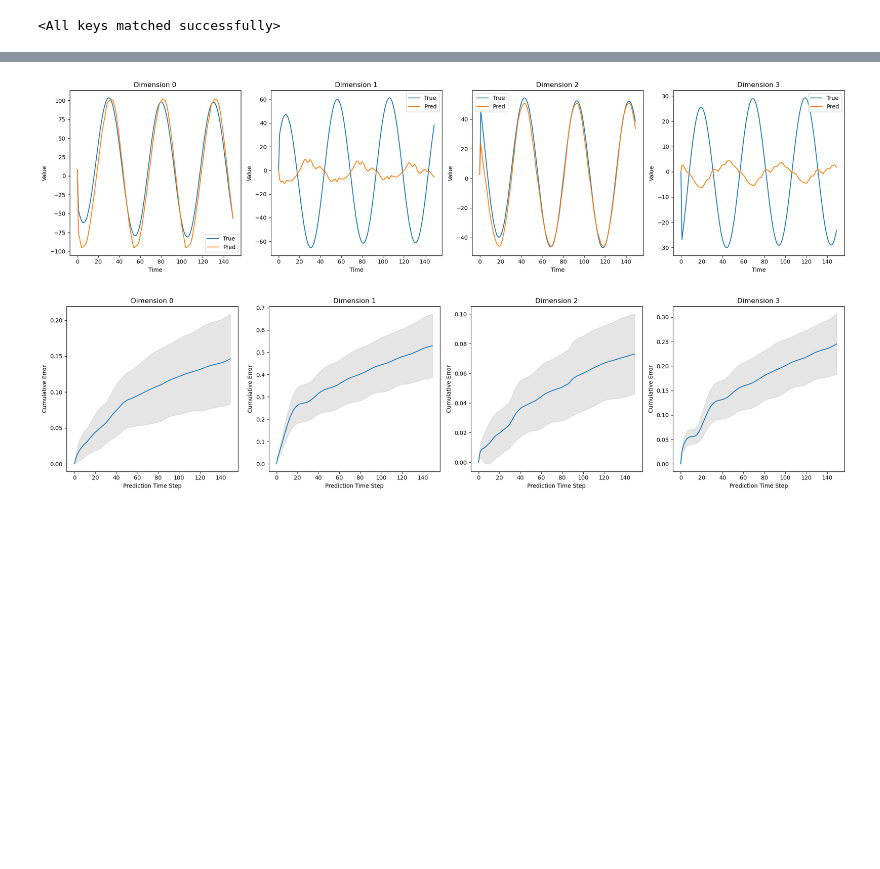
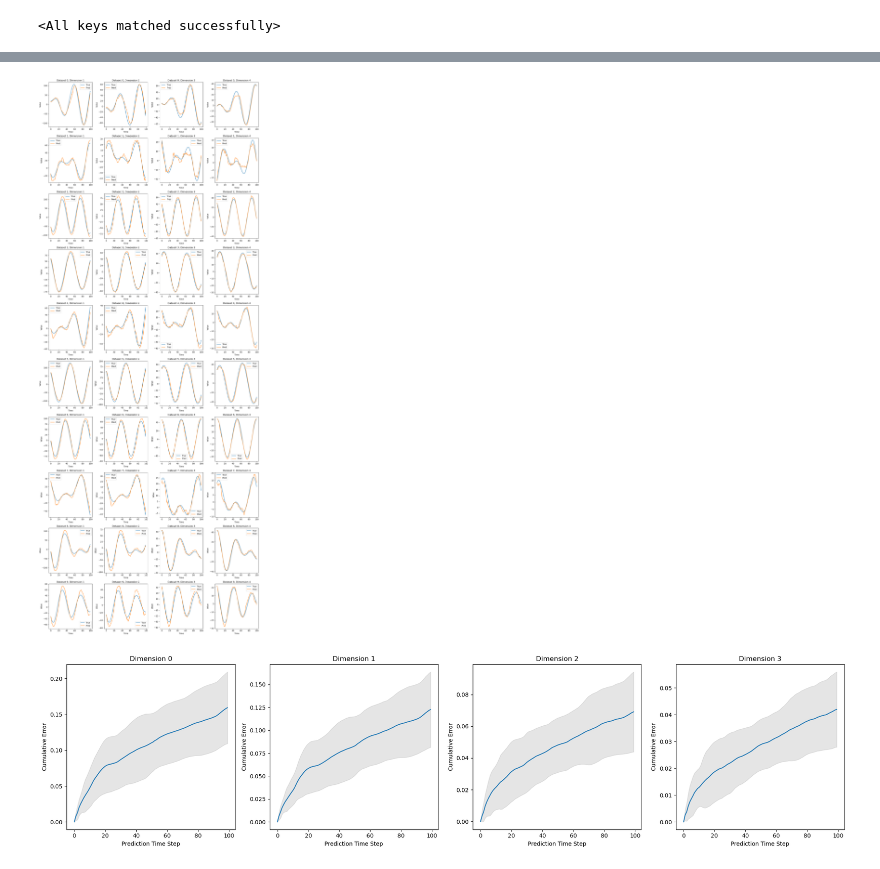
Before and after one commit to Shiqi-Wu/sensor_case, a Jupyter notebook: pca_from_formulation/test_MatrixWithInputs.ipynb, the cells around one changed output, grey strips where cells are left out. Cells and saved outputs as stored; diff of their text form; code cells hidden in the pictures; blank space fills up the shorter version.

Commit message:
test for prediction from one

```diff
--- a/pca_from_formulation/test_MatrixWithInputs.ipynb
+++ b/pca_from_formulation/test_MatrixWithInputs.ipynb
@@ -16,12 +13,13 @@ import os
 # %%
 import yaml
 
-config_path = 'config_linear_1000_20_MatrixWithInputs.yaml'
+config_path = '/home/shiqi/code/model_combination_Argos/pca_from_formulation/output/experiment_2/config.yaml'
 with open(config_path, 'r') as file:
     config = yaml.safe_load(file)
 # %%
 save_dir = config['save_dir']
-data_dir = config['data_dir']
+train_data_dir = config['data_dir']
+test_data_dir = '/home/shiqi/code/model_combination_Argos/data_linear_1000_test'
 
 train_loss = np.load(os.path.join(save_dir, 'train_losses.npy'))
 test_loss = np.load(os.path.join(save_dir, 'test_losses.npy'))
@@ -66,13 +65,11 @@ model.load_state_dict(torch.load(os.path.join(save_dir, 'model.pth'), map_locati
 # %% [output]
 <All keys matched successfully>
 # %%
-
-# Data preparation
+begin, end = 50, 150
 x_dataset = []
 u_dataset = []
-window_size = config['window_size']
 
-
+data_dir = test_data_dir
 for item in os.listdir(data_dir):
     data_file_path = os.path.join(data_dir, item)
 
@@ -80,8 +77,8 @@ for item in os.listdir(data_dir):
     if os.path.exists(data_file_path):
         data_dict = np.load(data_file_path, allow_pickle=True).item()
         x_data, _, u_data, _ = load_dataset(data_dict)
-        x_dataset.append(x_data[:window_size,:])
-        u_dataset.append(u_data[:window_size,:])
+        x_dataset.append(x_data[begin:end,:])
+        u_dataset.append(u_data[begin:end,:])
     else:
         print(f"File not found: {data_file_path}")
 # %%
@@ -184,27 +197,31 @@ plt.show()
 # %%
 import numpy as np
 import matplotlib.pyplot as plt
 
-k = 5  # 假设这是你想要绘图的数据集的索引
+# Assuming x_data_pca_dataset and x_data_pca_pred_dataset are your loaded datasets
 
-fig, axs = plt.subplots(1, 4, figsize=(20, 5))  # 创建一个1行4列的子图布局
+ks = range(len(x_dataset))  # 选择六个代表性的k值进行绘图
 
-# 假设 x_data_pca_traj 和 x_data_pca_pred_traj 已经是你加载的数据
-x_true = x_data_pca_traj[k]
-x_pred = x_data_pca_pred_traj[k]
+fig, axs = plt.subplots(len(ks), 4, figsize=(16, len(ks) * 4))  # 增加figsize参数以适应更多子图
 
-# 遍历前4个维度进行绘图
-for dim in range(4):
-    # 直接使用dim作为列索引，因为只有一行
-    axs[dim].plot(x_true[:, dim], label='True')  # 绘制真实值
-    axs[dim].plot(x_pred[:, dim], label='Pred')  # 绘制预测值
-    axs[dim].set_title(f'Dimension {dim}')  # 设置标题
-    axs[dim].set_xlabel('Time')  # 设置x轴标签
-    axs[dim].set_ylabel('Value')  # 设置y轴标签
-    axs[dim].legend()  # 显示图例
+# 遍历每个选定的k值
+for idx, k in enumerate(ks):
+    x_true = x_pca_dataset_true[k]
+    x_pred = x_pca_dataset_pred[k]
+    # print(x_true.shape, x_pred.shape)
 
-plt.tight_layout()  # 调整布局
-plt.show()  # 显示图形
+    for dim in range(4):
+        # Plot for the first 4 dimensions of each dataset
+        ax = axs[idx, dim]
+        ax.plot(x_true[:, dim], label='True')  # Plot true values
+        ax.plot(x_pred[:, dim], label='Pred')  # Plot predicted values
+        ax.set_title(f'Dataset {idx}, Dimension {dim + 1}')  # Set title
+        ax.set_xlabel('Time')  # Set x-axis label
+        ax.set_ylabel('Value')  # Set y-axis label
+        ax.legend()  # Show legend
+
+plt.tight_layout()  # Adjust layout
+plt.show()  # Display the figure
 # %% [output]
-[figure, old version]
+[figure, new version]
 # %%
@@ -225,11 +242,11 @@ fig, axs = plt.subplots(1, 4, figsize=(20, 5))  # 创建一个1行4列的子图
 for dim in range(4):
     # 计算平均相对误差和标准差
     mean_relative_errors_pca = np.mean([
-        cumulative_error_norms_pca[dim][i] / np.linalg.norm(x_data_pca_traj[i])
+        cumulative_error_norms_pca[dim][i] / np.linalg.norm(x_pca_dataset_true[i])
         for i in range(len(cumulative_error_norms_pca[dim]))
     ], axis=0)
     std_relative_errors_pca = np.std([
-        cumulative_error_norms_pca[dim][i] / np.linalg.norm(x_data_pca_traj[i])
+        cumulative_error_norms_pca[dim][i] / np.linalg.norm(x_pca_dataset_true[i])
         for i in range(len(cumulative_error_norms_pca[dim]))
     ], axis=0)
 
@@ -237,11 +254,12 @@ for dim in range(4):
     upper_bound = mean_relative_errors_pca + std_relative_errors_pca
     lower_bound = mean_relative_errors_pca - std_relative_errors_pca
 
+    x_axis = range(mean_relative_errors_pca.shape[0])
     # 绘制平均误差曲线
-    axs[dim].plot(range(window_size), mean_relative_errors_pca, '-', label='Mean Cumulative Error')
+    axs[dim].plot(x_axis, mean_relative_errors_pca, '-', label='Mean Cumulative Error')
 
     # 使用阴影表示误差范围
-    axs[dim].fill_between(range(window_size), lower_bound, upper_bound, color='gray', alpha=0.2)
+    axs[dim].fill_between(x_axis, lower_bound, upper_bound, color='gray', alpha=0.2)
 
     axs[dim].set_xlabel('Prediction Time Step')
     axs[dim].set_ylabel('Cumulative Error')
@@ -250,4 +268,4 @@ for dim in range(4):
 plt.tight_layout()
 plt.show()
 # %% [output]
-[figure, old version]
+[figure, new version]
```
Also changed, not shown: parts of 12 cells of this notebook, 47 other files.
